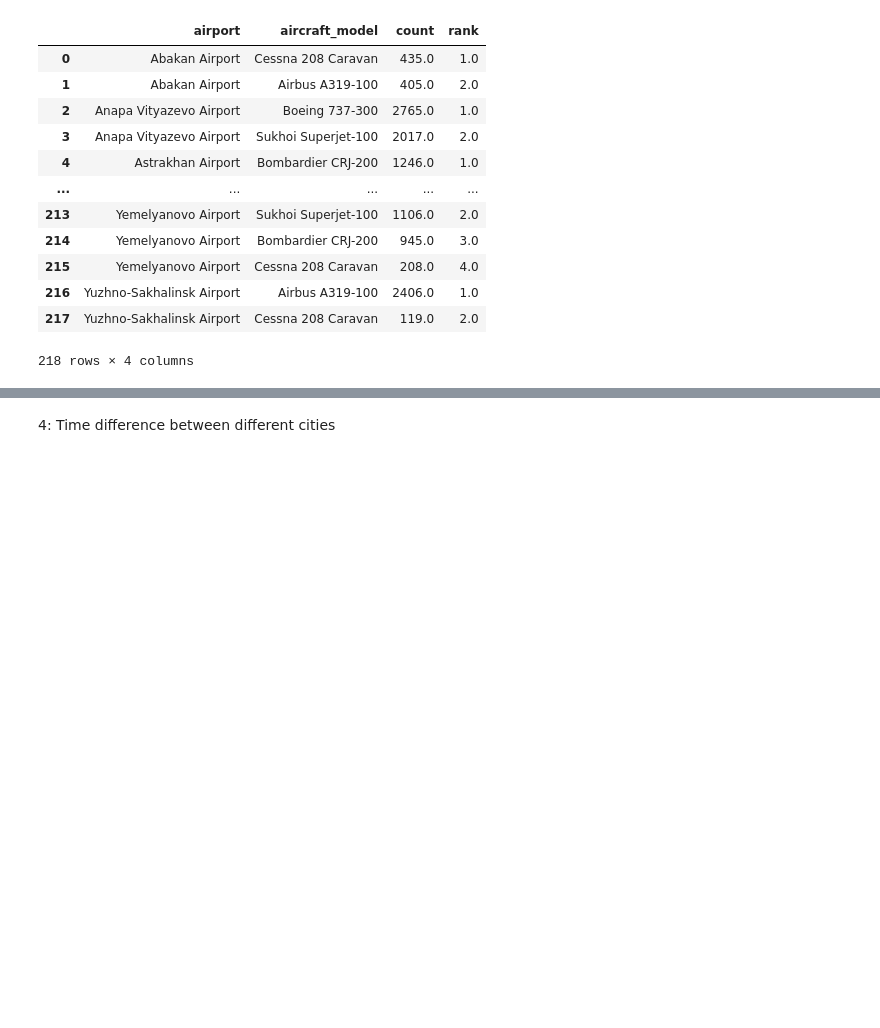
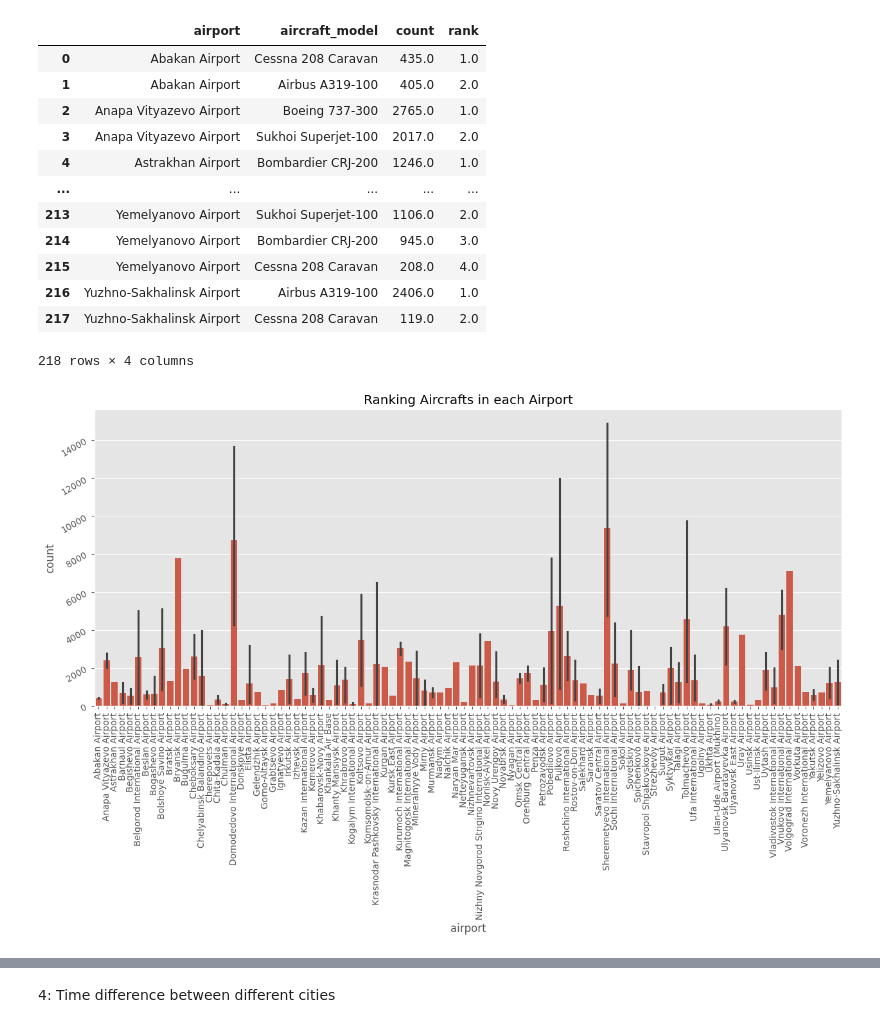
Before and after one commit to mohadesekohansal/data_analysis, a Jupyter notebook: Russian_Air/travel.ipynb, the cells around one changed output, grey strips where cells are left out. Cells and saved outputs as stored; diff of their text form; code cells hidden in the pictures; blank space fills up the shorter version.

```diff
--- a/Russian_Air/travel.ipynb
+++ b/Russian_Air/travel.ipynb
@@ -198,3 +214,12 @@ df3
 | 216 | Yuzhno-Sakhalinsk Airport | Airbus A319-100 | 2406.0 | 1.0 |
 | 217 | Yuzhno-Sakhalinsk Airport | Cessna 208 Caravan | 119.0 | 2.0 |
 218 rows × 4 columns
+# %%
+plt.figure(figsize=(15,6))
+sns.barplot(data=df3, x= "airport",y="count")\
+    .set(title = "Ranking Aircrafts in each Airport")
+plt.xticks(rotation=90)
+plt.yticks(rotation=30)
+plt.legend = True;
+# %% [output]
+[figure, added]
```
Also changed, not shown: parts of 7 cells of this notebook.
